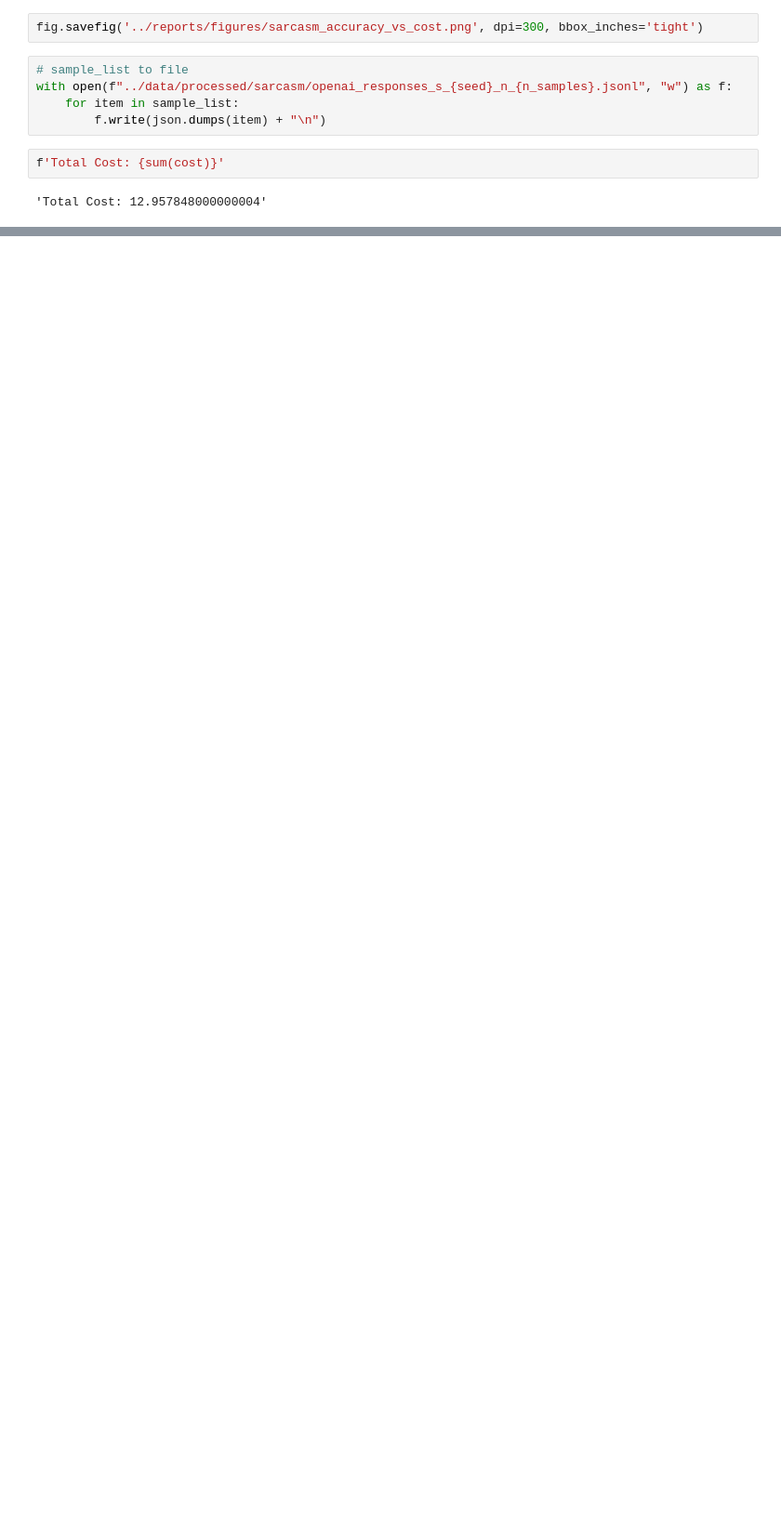
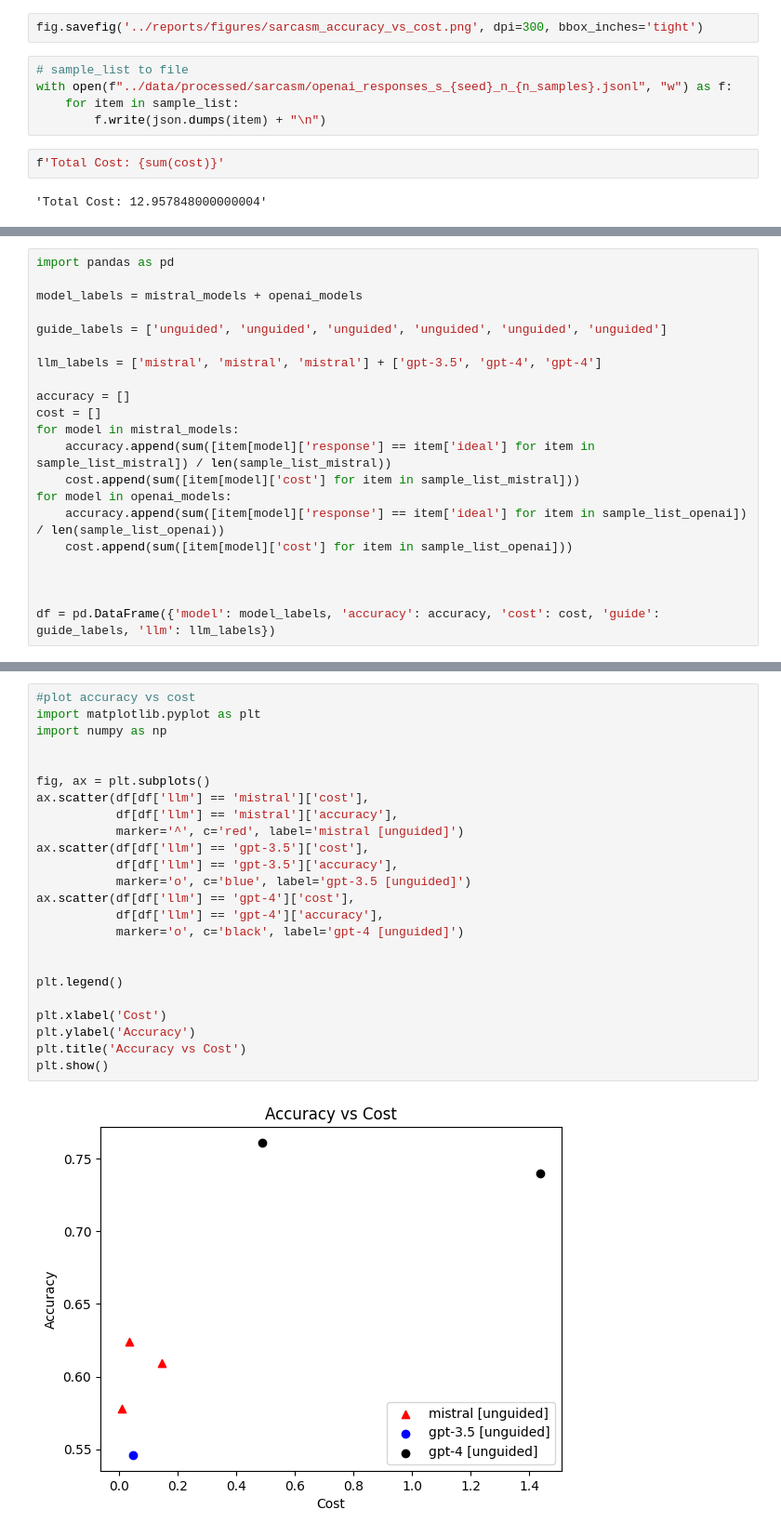
Before and after one commit to aastroza/guided-generation-LLM, a Jupyter notebook: notebooks/text_classification.ipynb, the cells around one changed output, grey strips where cells are left out. Shown at 93% size. Drawn from its saved outputs; the diff is of its cells as text; blank space fills up the shorter version.

Commit message:
mistral testing

```diff
--- a/notebooks/text_classification.ipynb
+++ b/notebooks/text_classification.ipynb
@@ -399,0 +496,21 @@ f'Total Cost: {sum(cost)}'
+# %%
+import pandas as pd
+
+model_labels = mistral_models + openai_models
+
+guide_labels = ['unguided', 'unguided', 'unguided', 'unguided', 'unguided', 'unguided']
+
+llm_labels = ['mistral', 'mistral', 'mistral'] + ['gpt-3.5', 'gpt-4', 'gpt-4']
+
+accuracy = []
+cost = []
+for model in mistral_models:
+    accuracy.append(sum([item[model]['response'] == item['ideal'] for item in sample_list_mistral]) / len(sample_list_mistral))
+    cost.append(sum([item[model]['cost'] for item in sample_list_mistral]))
+for model in openai_models:
+    accuracy.append(sum([item[model]['response'] == item['ideal'] for item in sample_list_openai]) / len(sample_list_openai))
+    cost.append(sum([item[model]['cost'] for item in sample_list_openai]))
+
+
+
+df = pd.DataFrame({'model': model_labels, 'accuracy': accuracy, 'cost': cost, 'guide': guide_labels, 'llm': llm_labels})
@@ -399,0 +527,26 @@ f'Total Cost: {sum(cost)}'
+# %%
+#plot accuracy vs cost
+import matplotlib.pyplot as plt
+import numpy as np
+
+
+fig, ax = plt.subplots()
+ax.scatter(df[df['llm'] == 'mistral']['cost'],
+           df[df['llm'] == 'mistral']['accuracy'],
+           marker='^', c='red', label='mistral [unguided]')
+ax.scatter(df[df['llm'] == 'gpt-3.5']['cost'],
+           df[df['llm'] == 'gpt-3.5']['accuracy'],
+           marker='o', c='blue', label='gpt-3.5 [unguided]')
+ax.scatter(df[df['llm'] == 'gpt-4']['cost'],
+           df[df['llm'] == 'gpt-4']['accuracy'],
+           marker='o', c='black', label='gpt-4 [unguided]')
+
+
+plt.legend()
+
+plt.xlabel('Cost')
+plt.ylabel('Accuracy')
+plt.title('Accuracy vs Cost')
+plt.show()
+# %% [output]
+[figure, added]
```
Also changed, not shown: parts of 12 cells of this notebook, 5 other files.
